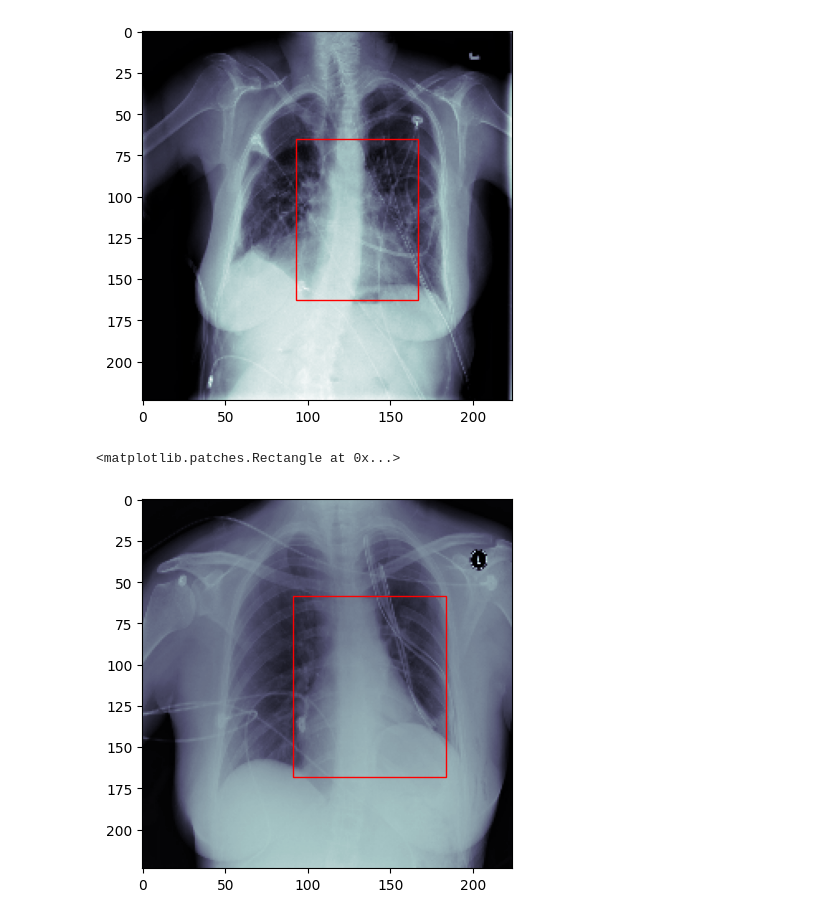
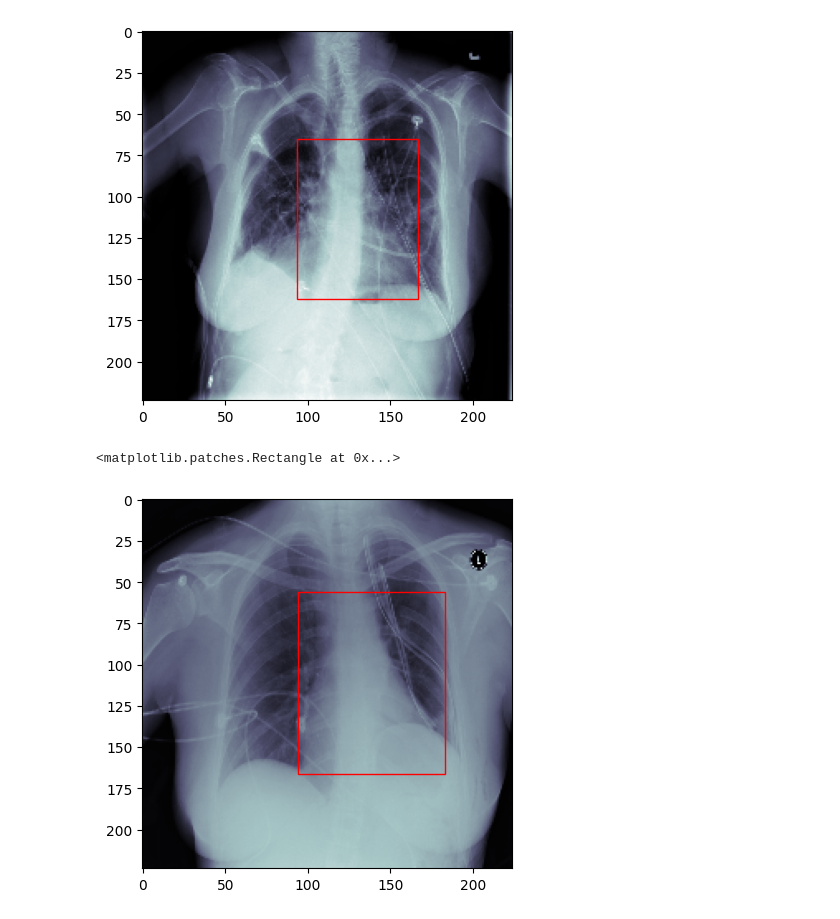
Before and after one commit to Gacha76/Cardiac-Detection, a Jupyter notebook: cardiac_detection.ipynb, the cells around one changed output. Saved outputs shown, nothing was run; the diff lists cells and outputs as text; code cells hidden in the pictures.

```diff
--- a/cardiac_detection.ipynb
+++ b/cardiac_detection.ipynb
@@ -19,7 +19,7 @@ labels.head()
 | 3 | heart | 93 | 74 | 78 | 89 | 814289a3-9ce8-4cba-842f-45d6a36f540d | 224 | 224 |
 | 4 | heart | 85 | 61 | 85 | 93 | e508969f-c931-462b-aa90-ccde34a4d9e5 | 224 | 224 |
 # %%
-ROOT_PATH = Path('data\\rsna-pneumonia-detection-challenge\\stage_2_train_images')
-SAVE_PATH = Path('processed\\heart-detection')
+ROOT_PATH = Path('data/rsna-pneumonia-detection-challenge/stage_2_train_images')
+SAVE_PATH = Path('processed/heart-detection')
 # %%
 fig, axes = plt.subplots(ncols=2, nrows=2)
@@ -237,12 +241,12 @@ train_transforms = iaa.Sequential([
                translate_px=(-10, 10))
 ])
 # %%
-train_dataset = CardiacDataset(path_to_labels_csv='data\\rsna-pneumonia-detection-challenge\\rsna_heart_detection.csv',
+train_dataset = CardiacDataset(path_to_labels_csv='data/rsna-pneumonia-detection-challenge/rsna_heart_detection.csv',
                                patients=train_subjects,
                                root_path=train_root_path,
                                augs=train_transforms)
 
-val_dataset = CardiacDataset(path_to_labels_csv='data\\rsna-pneumonia-detection-challenge\\rsna_heart_detection.csv',
+val_dataset = CardiacDataset(path_to_labels_csv='data/rsna-pneumonia-detection-challenge/rsna_heart_detection.csv',
                              patients=val_subjects,
                              root_path=val_root_path,
                              augs=None)
@@ -281,6 +287,7 @@ class CardiacDetectionModel(pl.LightningModule):
 
         self.optimizer = torch.optim.Adam(params=self.model.parameters(), lr=1e-4)
         self.loss_fn = torch.nn.MSELoss()
+        self.validation_step_outputs = []
 
     def forward(self, data):
         return self.model(data)
@@ -288,10 +295,10 @@ class CardiacDetectionModel(pl.LightningModule):
     def training_step(self, batch, batch_idx):
         x_ray, label = batch
         label = label.float()
+
         pred = self(x_ray)
         loss = self.loss_fn(pred, label)
-
-        self.log(name='Train Loss', value=loss)
+        self.log(name='Train Loss', value=loss, prog_bar=True, logger=True)
 
         if batch_idx % 50 == 0:
             self.log_images(x_ray.cpu(), pred.cpu(), label.cpu(), "Train")
@@ -301,15 +308,35 @@ class CardiacDetectionModel(pl.LightningModule):
     def validation_step(self, batch, batch_idx):
         x_ray, label = batch
         label = label.float()
+
         pred = self(x_ray)
         loss = self.loss_fn(pred, label)
 
-        self.log(name='Validation Loss', value=loss)
+        output_dict = {'prediction': pred,
+                       'label': label}
+        self.validation_step_outputs.append(output_dict)
 
         if batch_idx % 50 == 0:
             self.log_images(x_ray.cpu(), pred.cpu(), label.cpu(), "Validation")
 
         return loss
+
+    def on_validation_epoch_end(self):
+        all_preds = []
+        all_labels = []
+
+        for output in self.validation_step_outputs:
+            for pred in output['prediction'].detach().cpu():
+                all_preds.append(pred)
+            for label in output['label'].detach().cpu():
+                all_labels.append(label)
+        self.validation_step_outputs.clear()
+
+        all_preds = torch.stack(all_preds)
+        all_labels = torch.stack(all_labels)
+
+        loss = self.loss_fn(all_preds, all_labels)
+        self.log(name='Validation Loss', value=loss, prog_bar=True, logger=True)
 
     def log_images(self, x_ray, pred, label, name):
         results = []
@@ -318,7 +345,7 @@ class CardiacDetectionModel(pl.LightningModule):
             coords_labels = label[i]
             coords_pred = pred[i]
 
-            img = ((x_ray[i] * 0.2527964897943661) + 0.49430165816326493).numpy()[0]
+            img = ((x_ray[i] * std) + mean).numpy()[0]
 
             x0, y0 = coords_labels[0].int().item(), coords_labels[1].int().item()
             x1, y1 = coords_labels[2].int().item(), coords_labels[3].int().item()
@@ -378,10 +413,10 @@ c:\Users\tshar\anaconda3\envs\PyTorch\Lib\site-packages\pytorch_lightning\traine
 import matplotlib.pyplot as plt
 import matplotlib.patches as patches
 
-device = 'cuda' if torch.cuda.is_available() else 'cpu'
+model = CardiacDetectionModel.load_from_checkpoint('logs/lightning_logs/version_0/checkpoints/last.ckpt')
+device = torch.device('cuda' if torch.cuda.is_available() else 'cpu')
 
-model = CardiacDetectionModel.load_from_checkpoint('logs\\lightning_logs\\version_0\\checkpoints\\epoch=97-step=4900.ckpt')
-model.eval();
+model.eval()
 model.to(device);
 # %%
 preds = []
@@ -416,15 +452,16 @@ axes.add_patch(heart)
 # %%
 IDX = 10
 img, label = val_dataset[IDX]
 pred = preds[IDX]
 
 fig, axes = plt.subplots(nrows=1, ncols=1)
 axes.imshow(img[0], cmap='bone')
 heart = patches.Rectangle((pred[0], pred[1]), pred[2] - pred[0], pred[3] - pred[1], edgecolor='r', facecolor='none')
 axes.add_patch(heart)
+fig.tight_layout()
 # %% [output]
 <matplotlib.patches.Rectangle at 0x...>
-[figure, old version]
+[figure, new version]
 # %%
 IDX = 20
 img, label = val_dataset[IDX]
```
Also changed, not shown: parts of 15 cells of this notebook, 14 other files.
